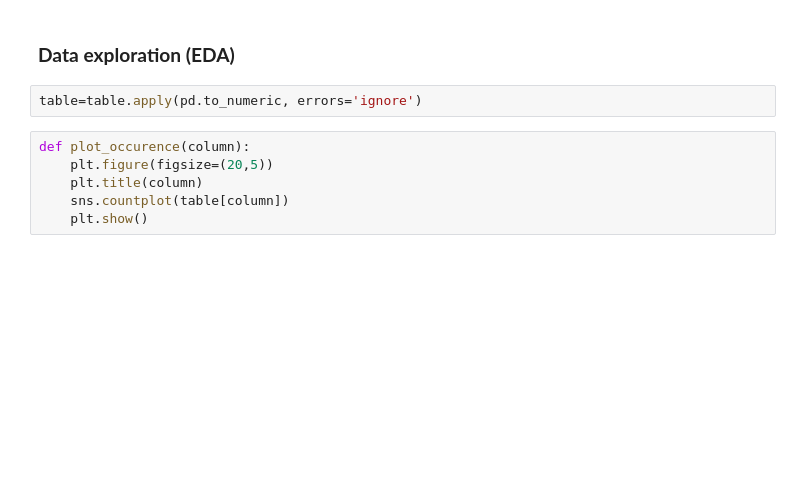
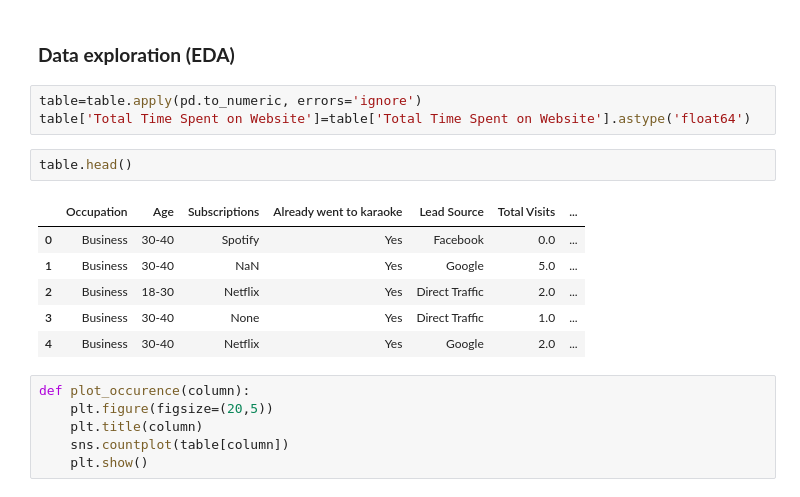
Before and after one commit to LouisCMS/Scoring-training, a Jupyter notebook: scoring-newkarak-case-study.ipynb, the cells around one changed output. Saved outputs shown, nothing was run; the diff lists cells and outputs as text; blank space fills up the shorter version.

```diff
--- a/scoring-newkarak-case-study.ipynb
+++ b/scoring-newkarak-case-study.ipynb
@@ -67,6 +69,16 @@ table
 ### **Data exploration (EDA)**
 # %%
 table=table.apply(pd.to_numeric, errors='ignore')
+table['Total Time Spent on Website']=table['Total Time Spent on Website'].astype('float64')
+# %%
+table.head()
+# %% [output]
+|  | Occupation | Age | Subscriptions | Already went to karaoke | Lead Source | Total Visits | ... |
+| 0 | Business | 30-40 | Spotify | Yes | Facebook | 0.0 | ... |
+| 1 | Business | 30-40 | NaN | Yes | Google | 5.0 | ... |
+| 2 | Business | 18-30 | Netflix | Yes | Direct Traffic | 2.0 | ... |
+| 3 | Business | 30-40 | None | Yes | Direct Traffic | 1.0 | ... |
+| 4 | Business | 30-40 | Netflix | Yes | Google | 2.0 | ... |
 # %%
 def plot_occurence(column):
     plt.figure(figsize=(20,5))
```
Also changed, not shown: parts of 7 cells of this notebook.
